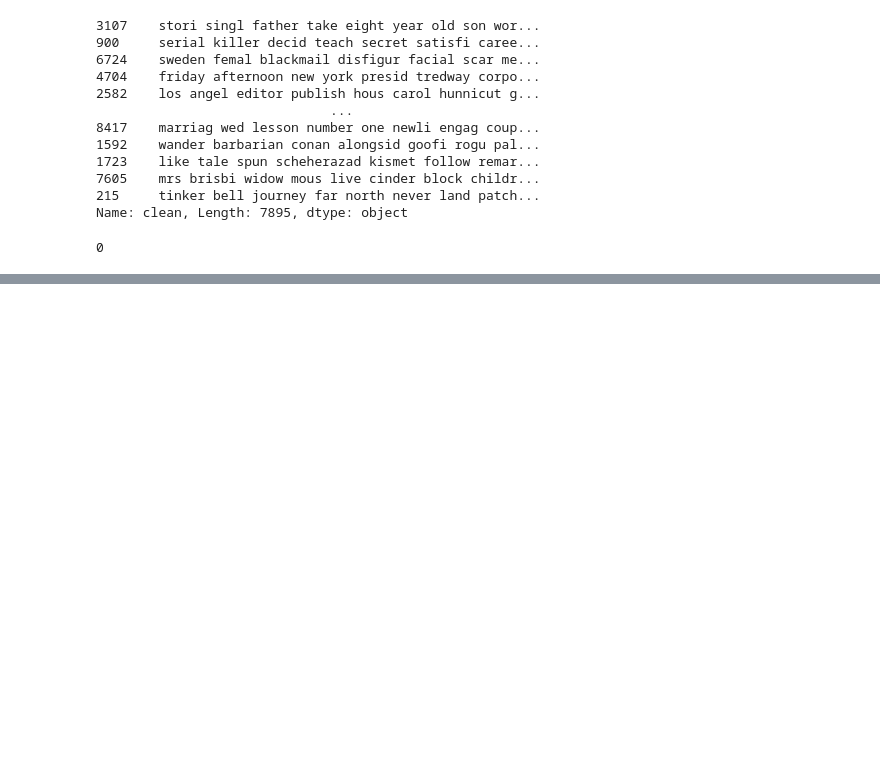
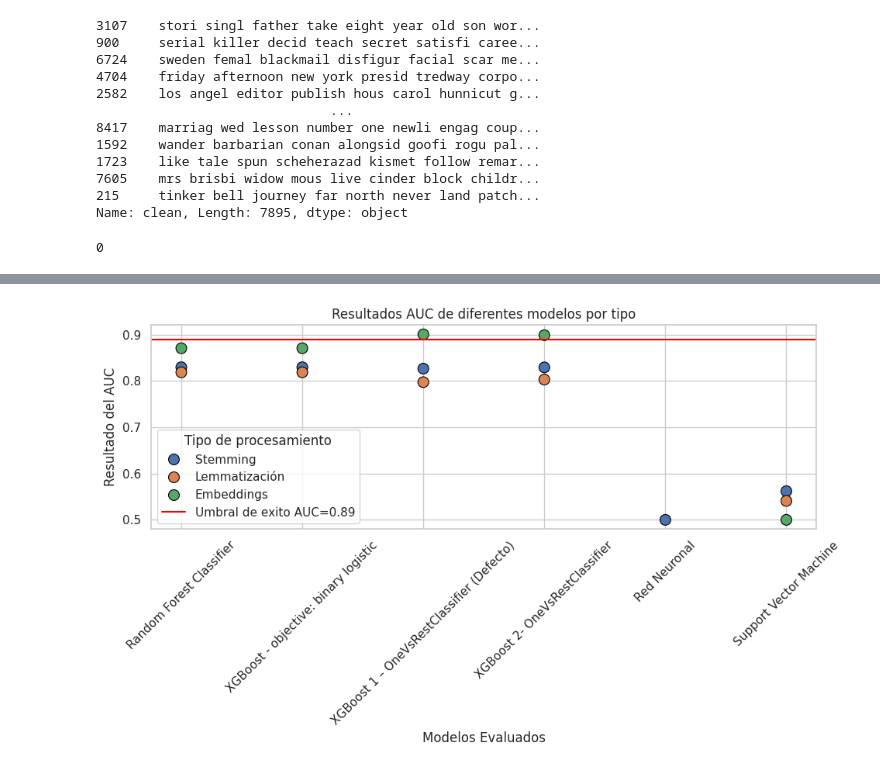
Before and after one commit to AnguieGarciaB/topicosanalitica, a Jupyter notebook: notebook/P1_MovieGenrePrediction.ipynb, the cells around one changed output, grey strips where cells are left out. Drawn from its saved outputs; the diff is of its cells as text; code cells hidden in the pictures; blank space fills up the shorter version.

```diff
--- a/notebook/P1_MovieGenrePrediction.ipynb
+++ b/notebook/P1_MovieGenrePrediction.ipynb
@@ -534,0 +811,33 @@ roc_auc_score(y_test, y_pred, average='macro')
+# %%
+import seaborn as sns
+import matplotlib.pyplot as plt
+import pandas as pd
+
+# Define el diccionario con los resultados de AUC de diferentes modelos y su tipo
+resultados = {
+    'Modelo': ['Random Forest Classifier' , 'XGBoost - objective: binary logistic' , 'XGBoost 1 – OneVsRestClassifier (Defecto)', 'XGBoost 2- OneVsRestClassifier', 'Red Neuronal' , 'Support Vector Machine',
+               'Random Forest Classifier' , 'XGBoost - objective: binary logistic' , 'XGBoost 1 – OneVsRestClassifier (Defecto)', 'XGBoost 2- OneVsRestClassifier',  'Support Vector Machine',
+               'Random Forest Classifier' , 'XGBoost - objective: binary logistic' , 'XGBoost 1 – OneVsRestClassifier (Defecto)', 'XGBoost 2- OneVsRestClassifier',  'Support Vector Machine'],
+    'AUC': [0.8295, 0.8295, 0.8265, 0.8292, 0.5000, 0.5618, 0.8186, 0.8186,0.7973,0.8030,0.5409, 0.8706, 0.8706, 0.9005, 0.8986, 0.5],
+    'Tipo': ['Stemming', 'Stemming', 'Stemming', 'Stemming', 'Stemming',
+             'Lemmatización','Lemmatización','Lemmatización','Lemmatización', 'Lemmatización',
+             'Embeddings','Embeddings','Embeddings','Embeddings','Embeddings','Embeddings']
+}
+
+# Convierte el diccionario en un DataFrame de Pandas
+df = pd.DataFrame(resultados)
+
+# Trazar la gráfica consolidada de puntos utilizando Seaborn
+sns.set(style="whitegrid")
+plt.figure(figsize=(10, 6))
+sns.scatterplot(data=df, x='Modelo', y='AUC', hue='Tipo', s=100, edgecolor = "black")
+plt.axhline(y=0.89, color='red', linestyle='-', label='Umbral de exito AUC=0.89')
+plt.title('Resultados AUC de diferentes modelos por tipo')
+plt.xlabel('Modelos Evaluados')
+plt.ylabel('Resultado del AUC')
+plt.legend(title='Tipo de procesamiento')
+plt.xticks(rotation=45)
+plt.tight_layout()
+plt.show()
+# %% [output]
+[figure, added]
```
Also changed, not shown: parts of 122 cells of this notebook.
